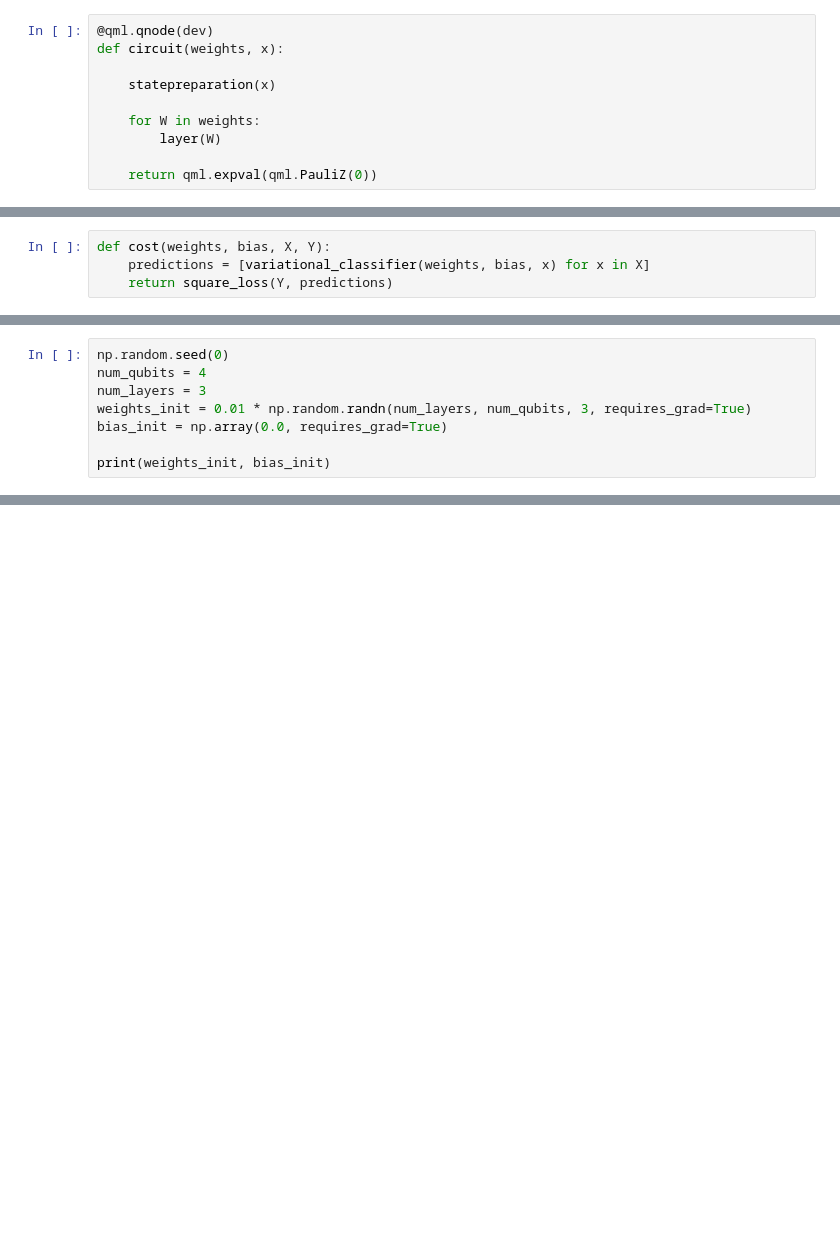
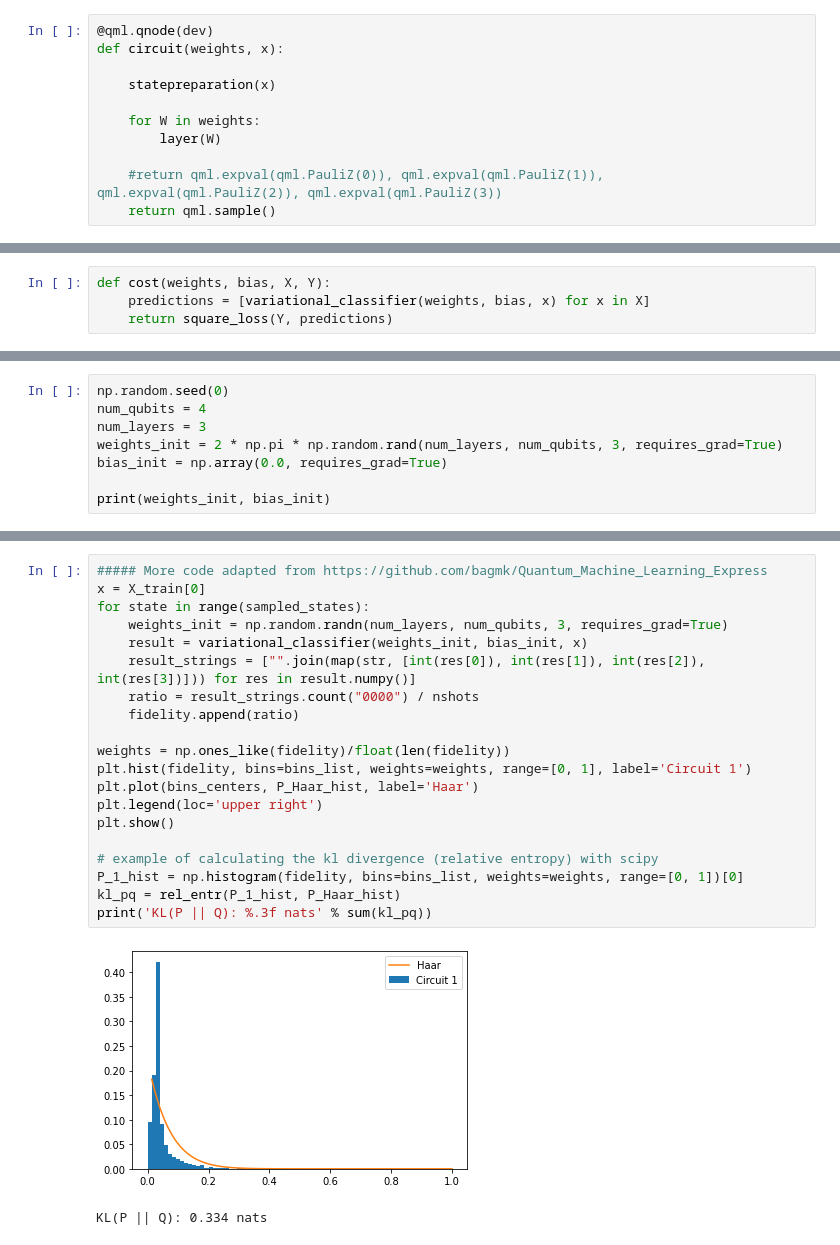
Before and after one commit to theodoradragan/QML_GR, a Jupyter notebook: Variational classifier_Pennylane Tutorial.ipynb, the cells around one changed output, grey strips where cells are left out. Drawn from its saved outputs; the diff is of its cells as text; blank space fills up the shorter version.

Commit message:
Added expressibility and began entanglement ability metric

```diff
--- a/Variational classifier_Pennylane Tutorial.ipynb
+++ b/Variational classifier_Pennylane Tutorial.ipynb
@@ -47,7 +79,8 @@ def circuit(weights, x):
     for W in weights:
         layer(W)
 
-    return qml.expval(qml.PauliZ(0))
+    #return qml.expval(qml.PauliZ(0)), qml.expval(qml.PauliZ(1)), qml.expval(qml.PauliZ(2)), qml.expval(qml.PauliZ(3))
+    return qml.sample()
 # %%
 def variational_classifier(weights, bias, x):
     return circuit(weights, x) + bias
@@ -116,7 +132,7 @@ X = [ 7.39352     9.9303399  -7.37882649  5.00921781  3.11927397  2.21983274
 np.random.seed(0)
 num_qubits = 4
 num_layers = 3
-weights_init = 0.01 * np.random.randn(num_layers, num_qubits, 3, requires_grad=True)
+weights_init = 2 * np.pi * np.random.rand(num_layers, num_qubits, 3, requires_grad=True)
 bias_init = np.array(0.0, requires_grad=True)
 
 print(weights_init, bias_init)
@@ -137,0 +154,23 @@ print(weights_init, bias_init)
+# %%
+##### More code adapted from https://github.com/bagmk/Quantum_Machine_Learning_Express
+x = X_train[0]
+for state in range(sampled_states):
+    weights_init = np.random.randn(num_layers, num_qubits, 3, requires_grad=True)
+    result = variational_classifier(weights_init, bias_init, x)
+    result_strings = ["".join(map(str, [int(res[0]), int(res[1]), int(res[2]), int(res[3])])) for res in result.numpy()]
+    ratio = result_strings.count("0000") / nshots
+    fidelity.append(ratio)
+
+weights = np.ones_like(fidelity)/float(len(fidelity))
+plt.hist(fidelity, bins=bins_list, weights=weights, range=[0, 1], label='Circuit 1')
+plt.plot(bins_centers, P_Haar_hist, label='Haar')
+plt.legend(loc='upper right')
+plt.show()
+
+# example of calculating the kl divergence (relative entropy) with scipy
+P_1_hist = np.histogram(fidelity, bins=bins_list, weights=weights, range=[0, 1])[0]
+kl_pq = rel_entr(P_1_hist, P_Haar_hist)
+print('KL(P || Q): %.3f nats' % sum(kl_pq))
+# %% [output]
+[figure, added]
+KL(P || Q): 0.334 nats
```
Also changed, not shown: parts of 12 cells of this notebook.
